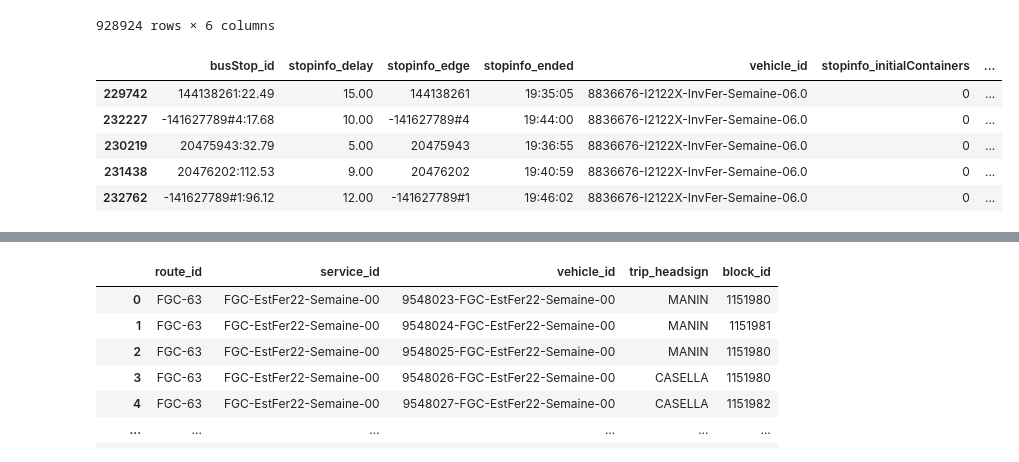
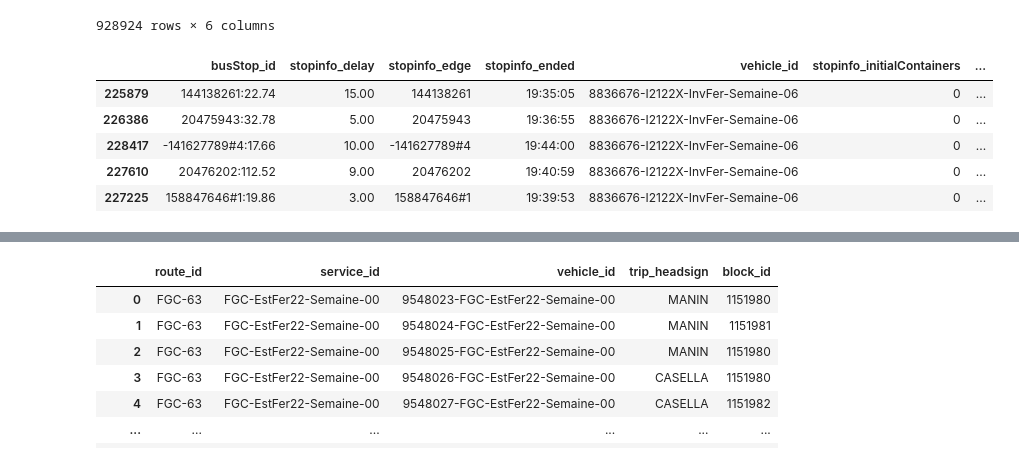
Before and after one commit to dera8/SynthCity, a Jupyter notebook: Dataset_stops_v3.ipynb, the cells around one changed output, grey strips where cells are left out. Cells and saved outputs as stored; diff of their text form; code cells hidden in the pictures.

```diff
--- a/Dataset_stops_v3.ipynb
+++ b/Dataset_stops_v3.ipynb
@@ -83,15 +83,15 @@ csv_stoptimes_stops2.sort_values(["vehicle_id","stop_id","stop_sequence"], ascen
 | 869126 | 9562151-I21224-InvFer-Semaine-17 | 16:42:00 | 16:42:00 | 1508 | TANINI 6/POSALUNGA | 13 |
 928924 rows × 6 columns
 # %%
-csv_stopout = pd.read_csv("stops.out_rip2.csv", sep=';', dtype = 'unicode')
+csv_stopout = pd.read_csv("stops2.out_rip1nometro.csv", sep=';', dtype = 'unicode')
 csv_stopout.sort_values(["vehicle_id"], ascending = True).head()
 # %% [output]
 |  | busStop_id | stopinfo_delay | stopinfo_edge | stopinfo_ended | vehicle_id | stopinfo_initialContainers | ... |
-| 229742 | 144138261:22.49 | 15.00 | 144138261 | 19:35:05 | 8836676-I2122X-InvFer-Semaine-06.0 | 0 | ... |
-| 232227 | -141627789#4:17.68 | 10.00 | -141627789#4 | 19:44:00 | 8836676-I2122X-InvFer-Semaine-06.0 | 0 | ... |
-| 230219 | 20475943:32.79 | 5.00 | 20475943 | 19:36:55 | 8836676-I2122X-InvFer-Semaine-06.0 | 0 | ... |
-| 231438 | 20476202:112.53 | 9.00 | 20476202 | 19:40:59 | 8836676-I2122X-InvFer-Semaine-06.0 | 0 | ... |
-| 232762 | -141627789#1:96.12 | 12.00 | -141627789#1 | 19:46:02 | 8836676-I2122X-InvFer-Semaine-06.0 | 0 | ... |
+| 225879 | 144138261:22.74 | 15.00 | 144138261 | 19:35:05 | 8836676-I2122X-InvFer-Semaine-06 | 0 | ... |
+| 226386 | 20475943:32.78 | 5.00 | 20475943 | 19:36:55 | 8836676-I2122X-InvFer-Semaine-06 | 0 | ... |
+| 228417 | -141627789#4:17.66 | 10.00 | -141627789#4 | 19:44:00 | 8836676-I2122X-InvFer-Semaine-06 | 0 | ... |
+| 227610 | 20476202:112.52 | 9.00 | 20476202 | 19:40:59 | 8836676-I2122X-InvFer-Semaine-06 | 0 | ... |
+| 227225 | 158847646#1:19.86 | 3.00 | 158847646#1 | 19:39:53 | 8836676-I2122X-InvFer-Semaine-06 | 0 | ... |
 # %%
 csv_stopout2 = csv_stopout[['busStop_id','stopinfo_delay','stopinfo_ended','vehicle_id','stopinfo_initialPersons','stopinfo_loadedPersons','stopinfo_started','stopinfo_type','stopinfo_unloadedPersons']]
 csv_stopout2
```
Also changed, not shown: parts of 7 cells of this notebook.
